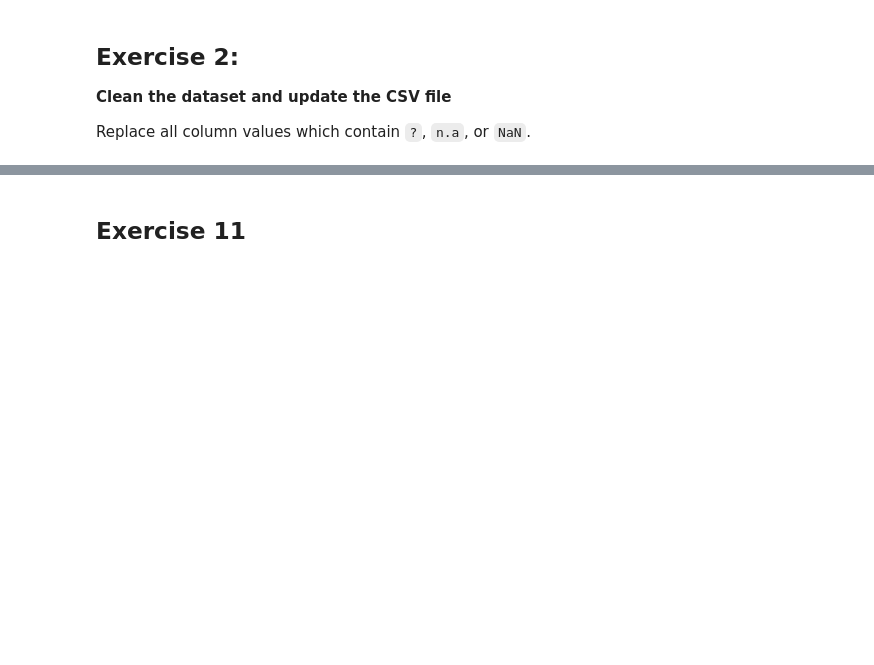
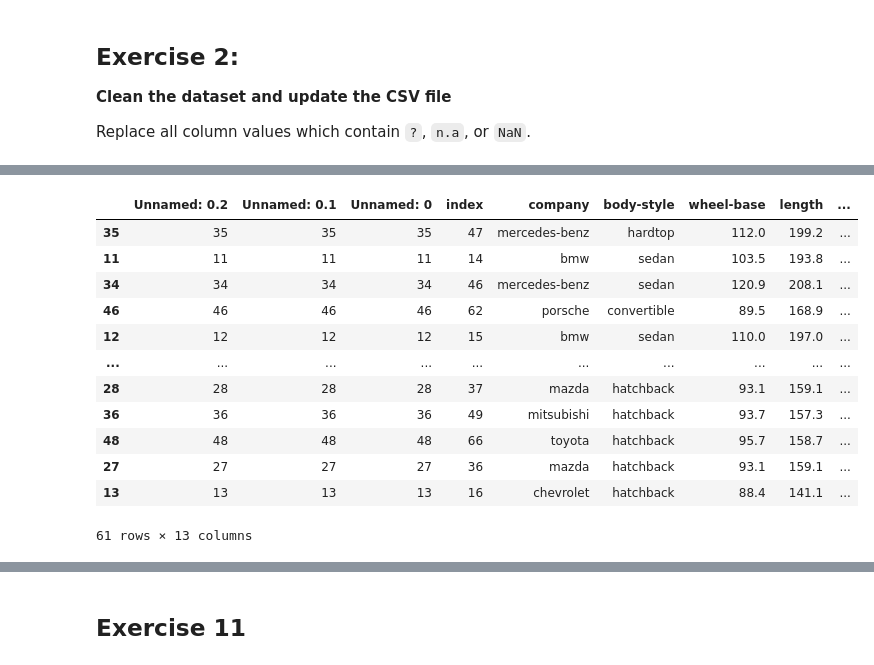
Before and after one commit to Kiddimohamed/M111-Advanced-Python-and-Database-Management, a Jupyter notebook: day01/exercises/04_Pandas.ipynb, the cells around one changed output, grey strips where cells are left out. Drawn from its saved outputs; the diff is of its cells as text; code cells hidden in the pictures; blank space fills up the shorter version.

```diff
--- a/day01/exercises/04_Pandas.ipynb
+++ b/day01/exercises/04_Pandas.ipynb
@@ -13,3 +13,7 @@ Python Pandas printing first 5 rows
 # %% [markdown]
 ![pandas_printing_last_5_rows.webp](attachment:pandas_printing_last_5_rows.webp)
 Python Pandas printing last 5 rows
+# %%
+import pandas as pd
+data =pd.read_csv( '../data/Automobile_data.csv')
+data.head(5)
@@ -19,3 +39,9 @@ Python Pandas printing last 5 rows
 **Clean the dataset and update the CSV file**
 
 Replace all column values which contain `?`, `n.a`, or `NaN`.
+# %%
+mean = int(data["price"].mean())
+data["price"].fillna(median, inplace=True)
+data["price"].replace('?', data["price"].mean(), inplace=True)
+data["price"].replace('n.a', data["price"].mean(), inplace=True)
+data.isna().sum()
@@ -60,6 +181,22 @@ Sort all cars by Price column
 - Desired Output:
 
 ![pandas_sort_all_cars_by_price_column.webp](attachment:pandas_sort_all_cars_by_price_column.webp)
+# %%
+data.sort_values(by='price', ascending=False)
+# %% [output]
+|  | Unnamed: 0.2 | Unnamed: 0.1 | Unnamed: 0 | index | company | body-style | wheel-base | length | ... |
+| 35 | 35 | 35 | 35 | 47 | mercedes-benz | hardtop | 112.0 | 199.2 | ... |
+| 11 | 11 | 11 | 11 | 14 | bmw | sedan | 103.5 | 193.8 | ... |
+| 34 | 34 | 34 | 34 | 46 | mercedes-benz | sedan | 120.9 | 208.1 | ... |
+| 46 | 46 | 46 | 46 | 62 | porsche | convertible | 89.5 | 168.9 | ... |
+| 12 | 12 | 12 | 12 | 15 | bmw | sedan | 110.0 | 197.0 | ... |
+| ... | ... | ... | ... | ... | ... | ... | ... | ... | ... |
+| 28 | 28 | 28 | 28 | 37 | mazda | hatchback | 93.1 | 159.1 | ... |
+| 36 | 36 | 36 | 36 | 49 | mitsubishi | hatchback | 93.7 | 157.3 | ... |
+| 48 | 48 | 48 | 48 | 66 | toyota | hatchback | 95.7 | 158.7 | ... |
+| 27 | 27 | 27 | 27 | 36 | mazda | hatchback | 93.1 | 159.1 | ... |
+| 13 | 13 | 13 | 13 | 16 | chevrolet | hatchback | 88.4 | 141.1 | ... |
+61 rows × 13 columns
 # %% [markdown]
 ## Exercise 9:
 
```
Also changed, not shown: parts of 13 cells of this notebook, 2 other files.
